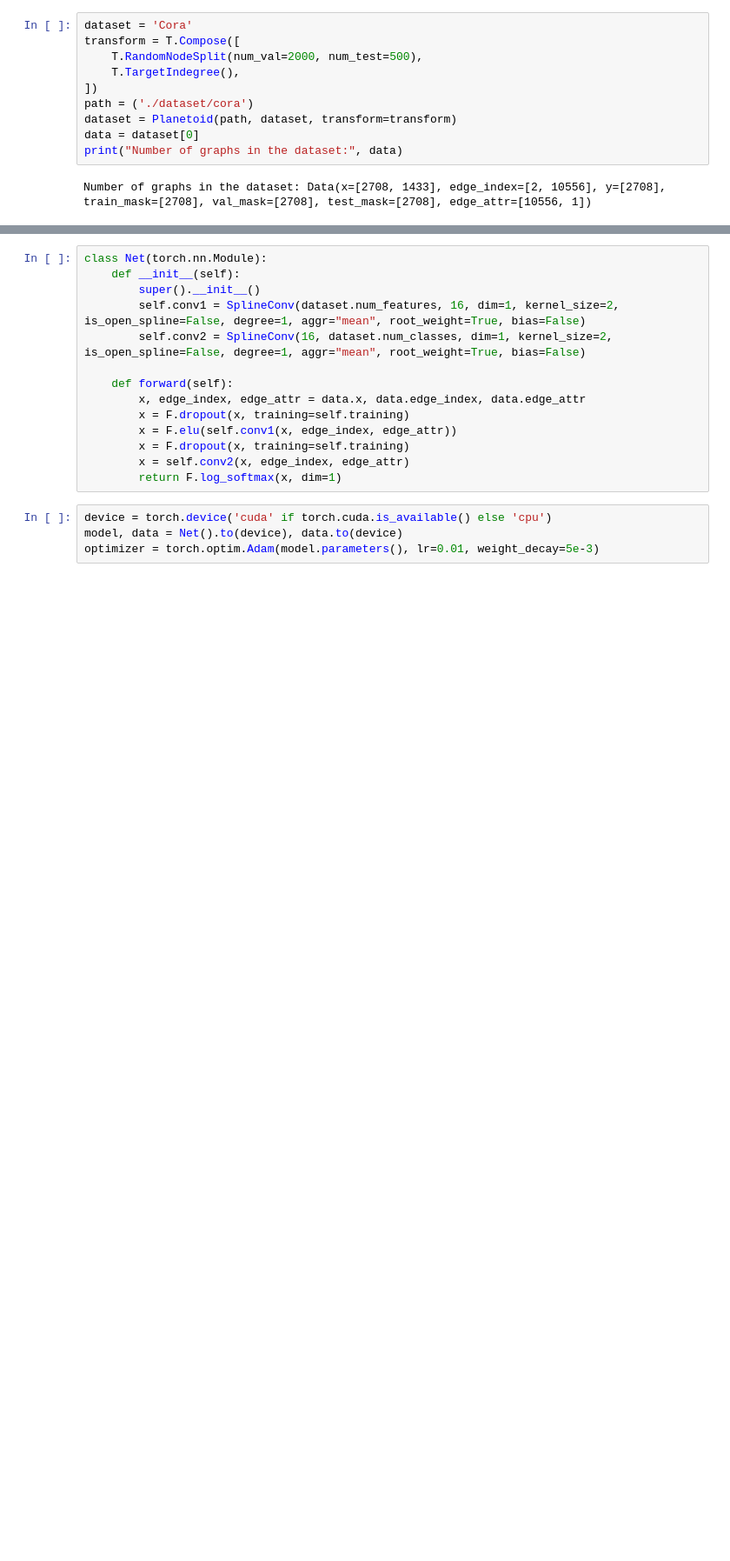
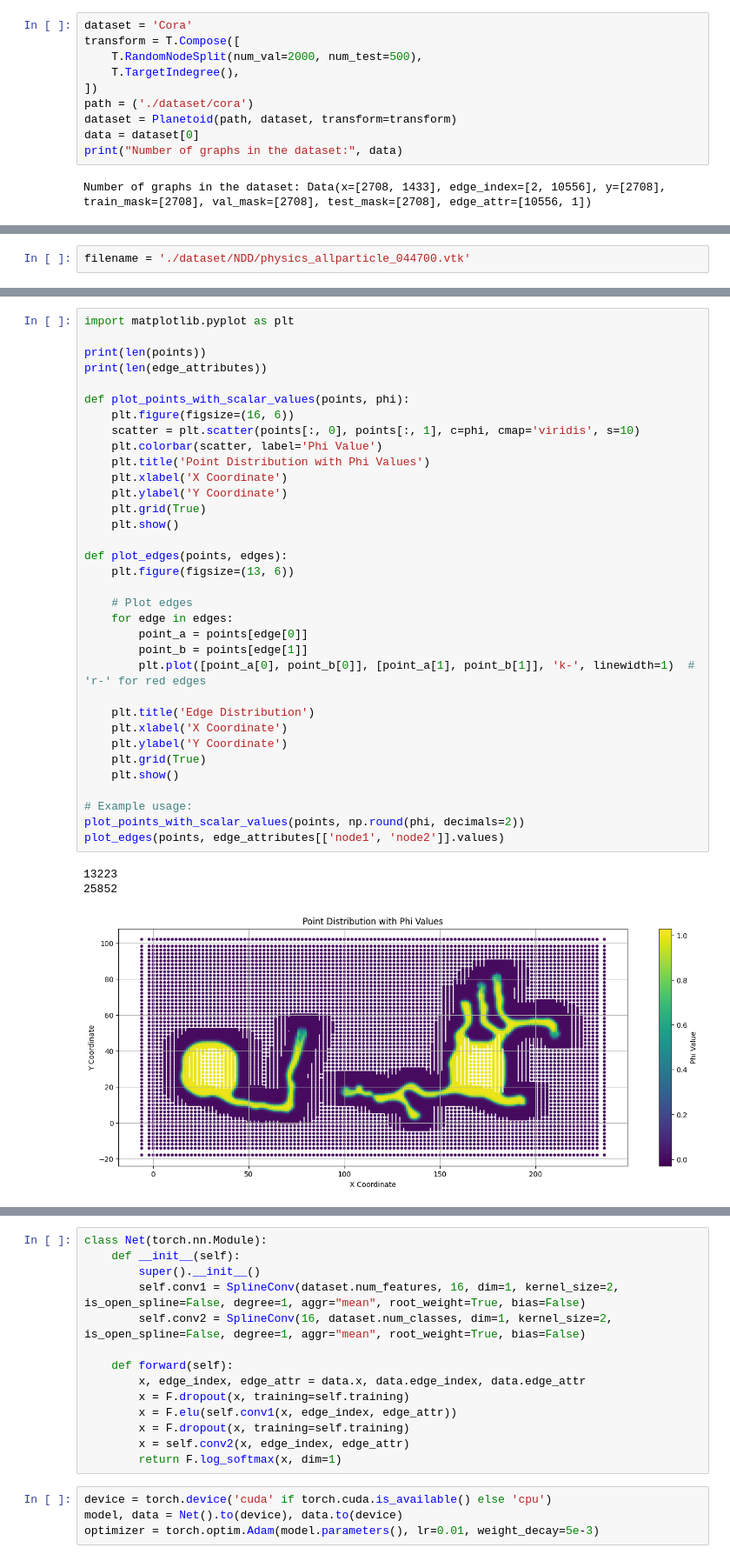
Before and after one commit to CMU-CBML/NDD_ML, a Jupyter notebook: test_SplineCNN_withCora.ipynb, the cells around one changed output, grey strips where cells are left out. Shown at 87% size. Saved outputs shown, nothing was run; the diff lists cells and outputs as text; blank space fills up the shorter version.

```diff
--- a/test_SplineCNN_withCora.ipynb
+++ b/test_SplineCNN_withCora.ipynb
@@ -58,0 +43,2 @@ tensor([[0.0179],
+# %%
+filename = './dataset/NDD/physics_allparticle_044700.vtk'
@@ -58,0 +235,38 @@ tensor([[0.0179],
+# %%
+import matplotlib.pyplot as plt
+
+print(len(points))
+print(len(edge_attributes))
+
+def plot_points_with_scalar_values(points, phi):
+    plt.figure(figsize=(16, 6))
+    scatter = plt.scatter(points[:, 0], points[:, 1], c=phi, cmap='viridis', s=10)
+    plt.colorbar(scatter, label='Phi Value')
+    plt.title('Point Distribution with Phi Values')
+    plt.xlabel('X Coordinate')
+    plt.ylabel('Y Coordinate')
+    plt.grid(True)
+    plt.show()
+
+def plot_edges(points, edges):
+    plt.figure(figsize=(13, 6))
+
+    # Plot edges
+    for edge in edges:
+        point_a = points[edge[0]]
+        point_b = points[edge[1]]
+        plt.plot([point_a[0], point_b[0]], [point_a[1], point_b[1]], 'k-', linewidth=1)  # 'r-' for red edges
+
+    plt.title('Edge Distribution')
+    plt.xlabel('X Coordinate')
+    plt.ylabel('Y Coordinate')
+    plt.grid(True)
+    plt.show()
+
+# Example usage:
+plot_points_with_scalar_values(points, np.round(phi, decimals=2))
+plot_edges(points, edge_attributes[['node1', 'node2']].values)
+# %% [output]
+13223
+25852
+[figure, added]
```
Also changed, not shown: parts of 17 cells of this notebook.
